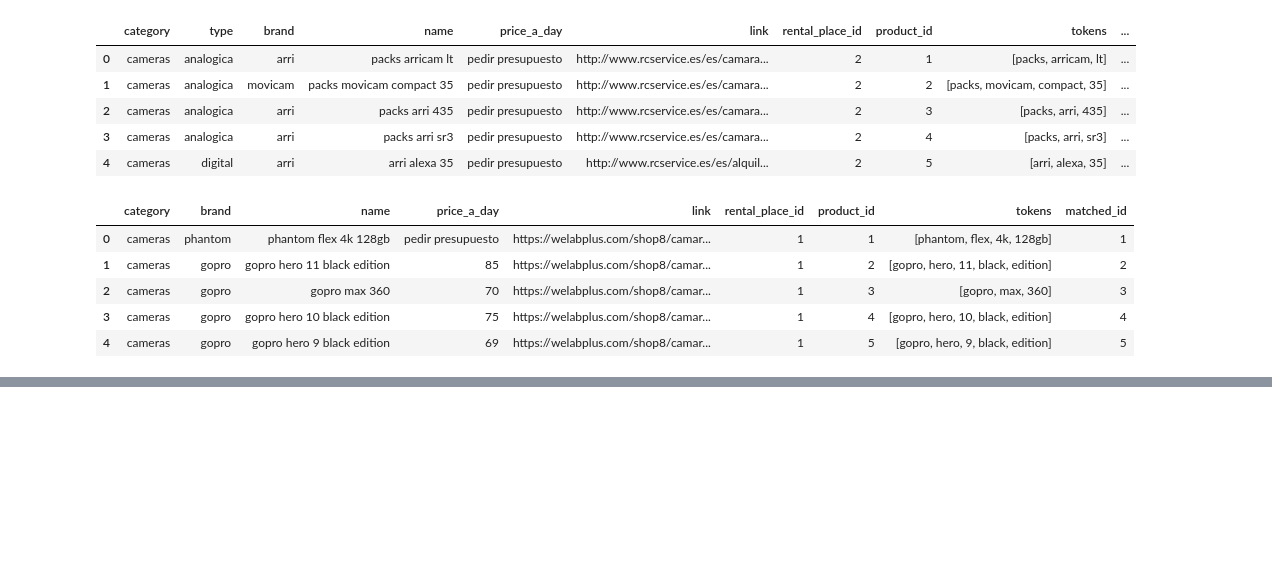
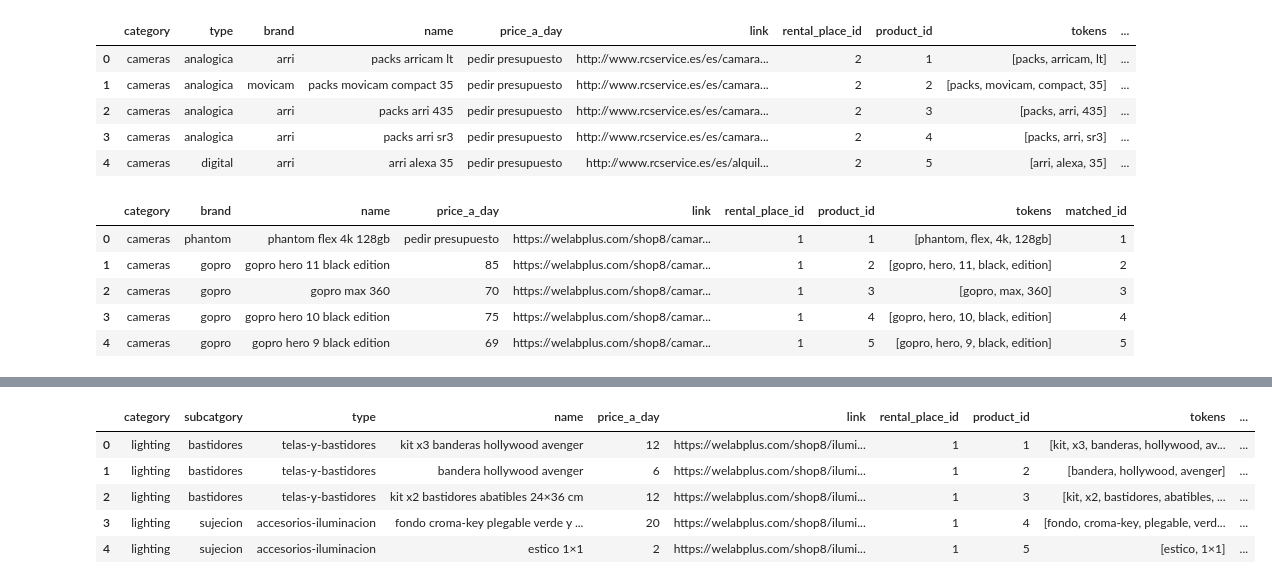
Before and after one commit to LeoBulcsu/finalproject, a Jupyter notebook: notebooks/data_transformation.ipynb, the cells around one changed output, grey strips where cells are left out. Saved outputs shown, nothing was run; the diff lists cells and outputs as text; code cells hidden in the pictures; blank space fills up the shorter version.

```diff
--- a/notebooks/data_transformation.ipynb
+++ b/notebooks/data_transformation.ipynb
@@ -141,0 +174,9 @@ wl_lights_3, ov_lights_3 = lights
+# %%
+lights_rental_df.head()
+# %% [output]
+|  | category | subcatgory | type | name | price_a_day | link | rental_place_id | product_id | tokens | ... |
+| 0 | lighting | bastidores | telas-y-bastidores | kit x3 banderas hollywood avenger | 12 | https://welabplus.com/shop8/ilumi... | 1 | 1 | [kit, x3, banderas, hollywood, av... | ... |
+| 1 | lighting | bastidores | telas-y-bastidores | bandera hollywood avenger | 6 | https://welabplus.com/shop8/ilumi... | 1 | 2 | [bandera, hollywood, avenger] | ... |
+| 2 | lighting | bastidores | telas-y-bastidores | kit x2 bastidores abatibles 24×36 cm | 12 | https://welabplus.com/shop8/ilumi... | 1 | 3 | [kit, x2, bastidores, abatibles, ... | ... |
+| 3 | lighting | sujecion | accesorios-iluminacion | fondo croma-key plegable verde y ... | 20 | https://welabplus.com/shop8/ilumi... | 1 | 4 | [fondo, croma-key, plegable, verd... | ... |
+| 4 | lighting | sujecion | accesorios-iluminacion | estico 1×1 | 2 | https://welabplus.com/shop8/ilumi... | 1 | 5 | [estico, 1×1] | ... |
```
Also changed, not shown: parts of 4 cells of this notebook.
